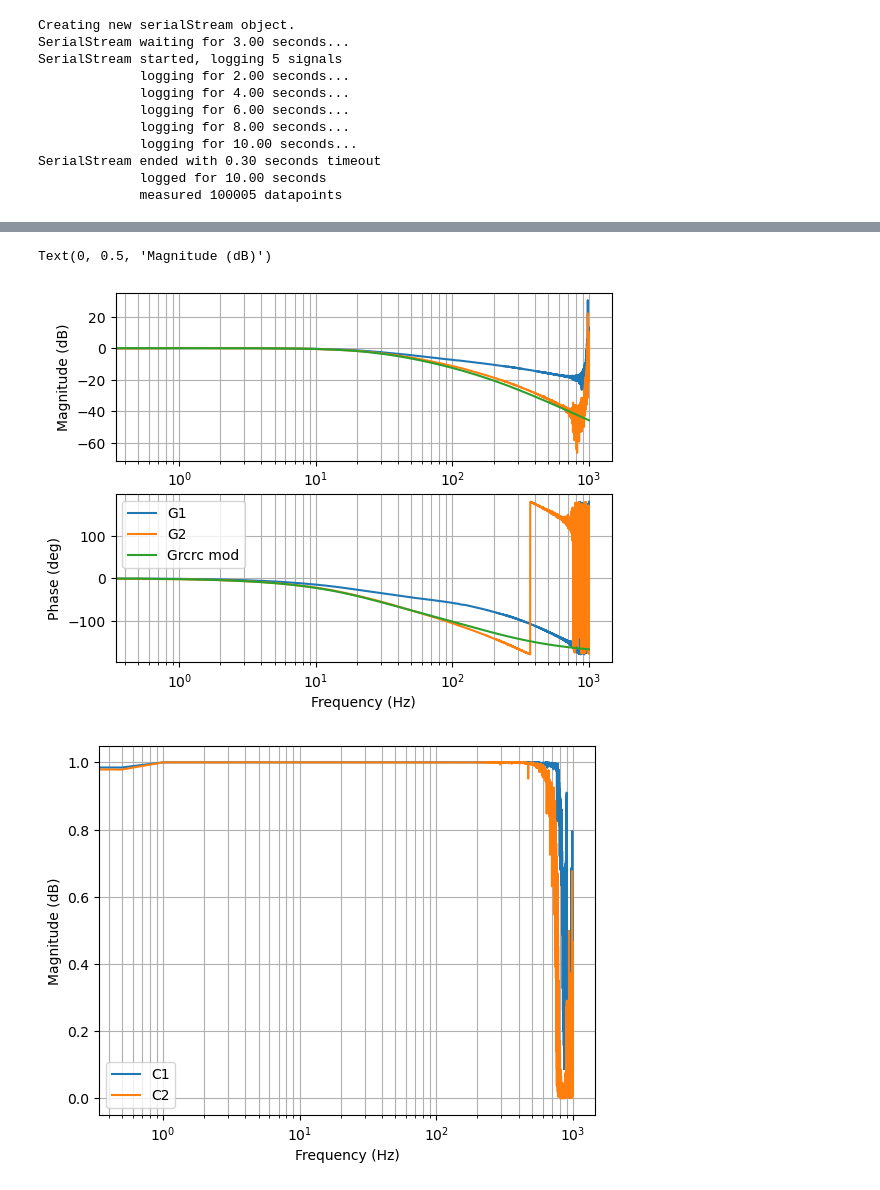
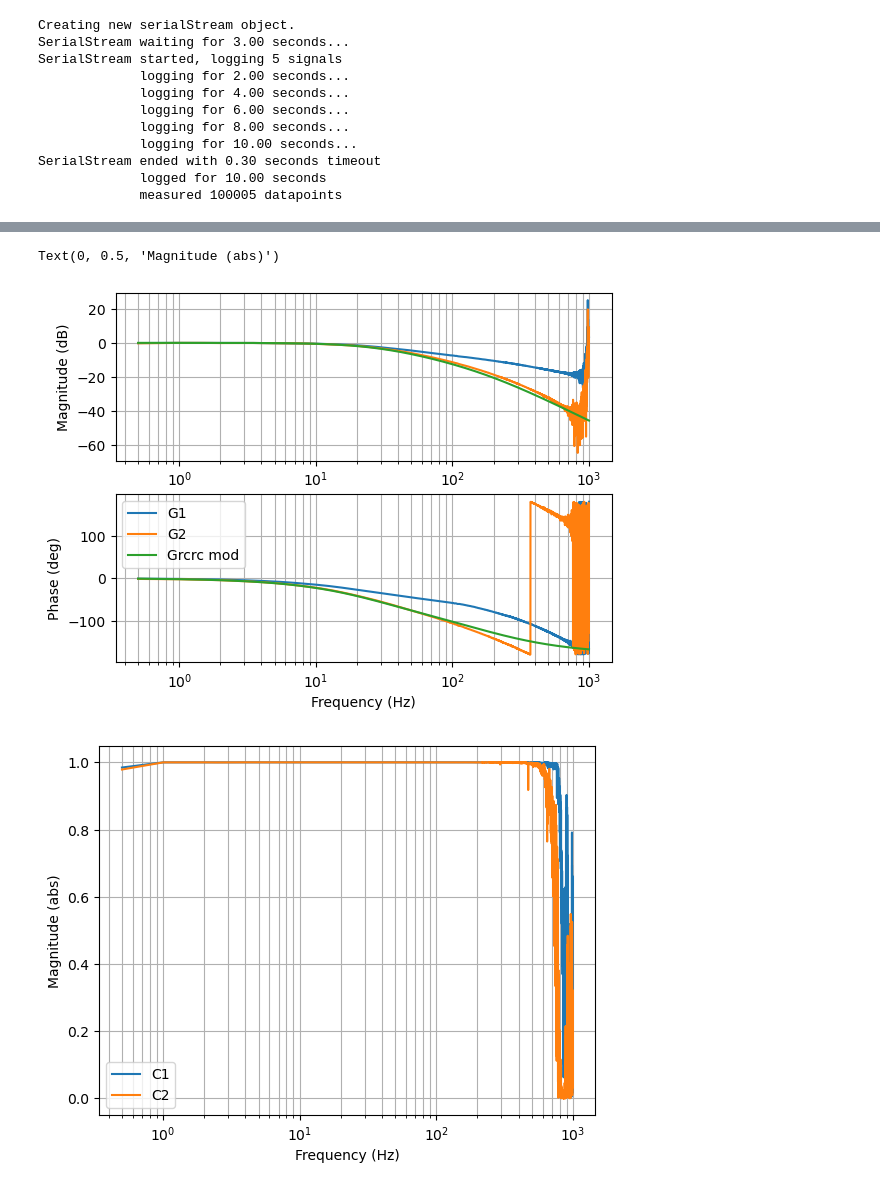
Before and after one commit to pichim/RCRC, a Jupyter notebook: docs/python/serial_stream_eval.ipynb, the cells around one changed output, grey strips where cells are left out. Cells and saved outputs as stored; diff of their text form; code cells hidden in the pictures.

Commit message:
Removed freq = 0 and applied own frf estimate, own frf estimate is not converted to python yet

```diff
--- a/docs/python/serial_stream_eval.ipynb
+++ b/docs/python/serial_stream_eval.ipynb
@@ -21,22 +21,26 @@ def estimate_frf_and_coherence(x, y, fs, window, nperseg, noverlap):
     # Calculate coherence
     c = np.abs(Pxy) ** 2 / (Pxx * Pyy)
 
-    return freq, g, c
+    # Truncate DC (freq=0) to avoid divide-by-zero issues
+    return freq[1:], g[1:], c[1:]
 
 
 def get_step_resp_from_frd(G_frd, f_max_hz):
     # Extract complex frequency response
     g = G_frd.magnitude.flatten() * np.exp(1j * G_frd.phase.flatten())
-    if np.isnan(np.abs(g[0])) or np.isinf(np.abs(g[0])):
-        g[0] = np.abs(g[1])
 
-    # Get frequency vector (rad/s -> Hz)
+    # Reconstruct DC (simulate symmetry at zero freq)
+    g_dc = g[0]  # Use g[0] again as a placeholder for DC
+    g = np.insert(g, 0, g_dc)  # Prepend DC component
+
+    # Extend frequency vector accordingly
     freq = G_frd.frequency / (2 * np.pi)
+    freq = np.insert(freq, 0, 0.0)
 
-    # Set frequencies above f_max_hz to zero
+    # Zero out above f_max_hz
     g[freq > f_max_hz] = 0
 
-    # Construct full spectrum
+    # Construct full symmetric spectrum
     g_full = np.concatenate([g, np.conj(g[-2:0:-1])])
 
     # Step response is cumulative sum of real part of IFFT
@@ -126,54 +130,54 @@ s = ct.tf([1, 0], 1)
 G_rcrc_mod = 1 / (a * s**2 + b * s + 1)
 
 # Frequency response estimation
-N_est = round(2.0 / Ts)
-k_overlap = 0.5
-N_overlap = round(k_overlap * N_est)
-window = sp.signal.windows.hann(N_est)
+Nest = round(2.0 / Ts)
+koverlap = 0.5
+Noverlap = round(koverlap * Nest)
+window = sp.signal.windows.hann(Nest)
 
 inp = np.diff(data["values"][:, ind["u_e"]])
 out = np.diff(data["values"][:, ind["u_c1"]])
-freq, g, c = estimate_frf_and_coherence(inp, out, fs=1 / Ts, window=window, nperseg=N_est, noverlap=N_overlap)
+freq, g, c = estimate_frf_and_coherence(inp, out, fs=1 / Ts, window=window, nperseg=Nest, noverlap=Noverlap)
 G1 = ct.frd(g, 2 * np.pi * freq)
 C1 = ct.frd(c, 2 * np.pi * freq)
 
 inp = np.diff(data["values"][:, ind["u_e"]])
 out = np.diff(data["values"][:, ind["u_c2"]])
-freq, g, c = estimate_frf_and_coherence(inp, out, fs=1 / Ts, window=window, nperseg=N_est, noverlap=N_overlap)
+freq, g, c = estimate_frf_and_coherence(inp, out, fs=1 / Ts, window=window, nperseg=Nest, noverlap=Noverlap)
 G2 = ct.frd(g, 2 * np.pi * freq)
 C2 = ct.frd(c, 2 * np.pi * freq)
 
 mag_G1, phase_G1, _ = ct.frequency_response(G1, 2 * np.pi * freq)
 mag_G2, phase_G2, _ = ct.frequency_response(G2, 2 * np.pi * freq)
 mag_Grcrc, phase_Grcrc, _ = ct.frequency_response(G_rcrc_mod, 2 * np.pi * freq)
 
 plt.figure(2)
 plt.subplot(2, 1, 1)
 plt.semilogx(freq, 20 * np.log10(mag_G1.flatten()), label="G1")
 plt.semilogx(freq, 20 * np.log10(mag_G2.flatten()), label="G2")
 plt.semilogx(freq, 20 * np.log10(mag_Grcrc.flatten()), label="Grcrc mod")
 plt.grid(True, which="both", axis="both")
 plt.xlabel("Frequency (Hz)")
 plt.ylabel("Magnitude (dB)")
 plt.subplot(2, 1, 2)
 plt.semilogx(freq, 180 / np.pi * np.arctan2(np.sin(phase_G1.flatten()), np.cos(phase_G1.flatten())), label="G1")
 plt.semilogx(freq, 180 / np.pi * np.arctan2(np.sin(phase_G2.flatten()), np.cos(phase_G2.flatten())), label="G2")
 plt.semilogx(freq, 180 / np.pi * np.arctan2(np.sin(phase_Grcrc.flatten()), np.cos(phase_Grcrc.flatten())), label="Grcrc mod")
 plt.grid(True, which="both", axis="both")
 plt.legend(loc="best")
 plt.xlabel("Frequency (Hz)")
 plt.ylabel("Phase (deg)")
 
 plt.figure(3)
 plt.semilogx(freq, C1.magnitude.flatten(), label="C1")
 plt.semilogx(freq, C2.magnitude.flatten(), label="C2")
 plt.grid(True, which="both", axis="both")
 plt.legend(loc="best")
 plt.xlabel("Frequency (Hz)")
-plt.ylabel("Magnitude (dB)")
+plt.ylabel("Magnitude (abs)")
 # %% [output]
-Text(0, 0.5, 'Magnitude (dB)')
+Text(0, 0.5, 'Magnitude (abs)')
-[figure, old version]
+[figure, new version]
-[figure, old version]
+[figure, new version]
 # %%
 # Step responses
```
Also changed, not shown: parts of 2 cells of this notebook, 8 other files.
